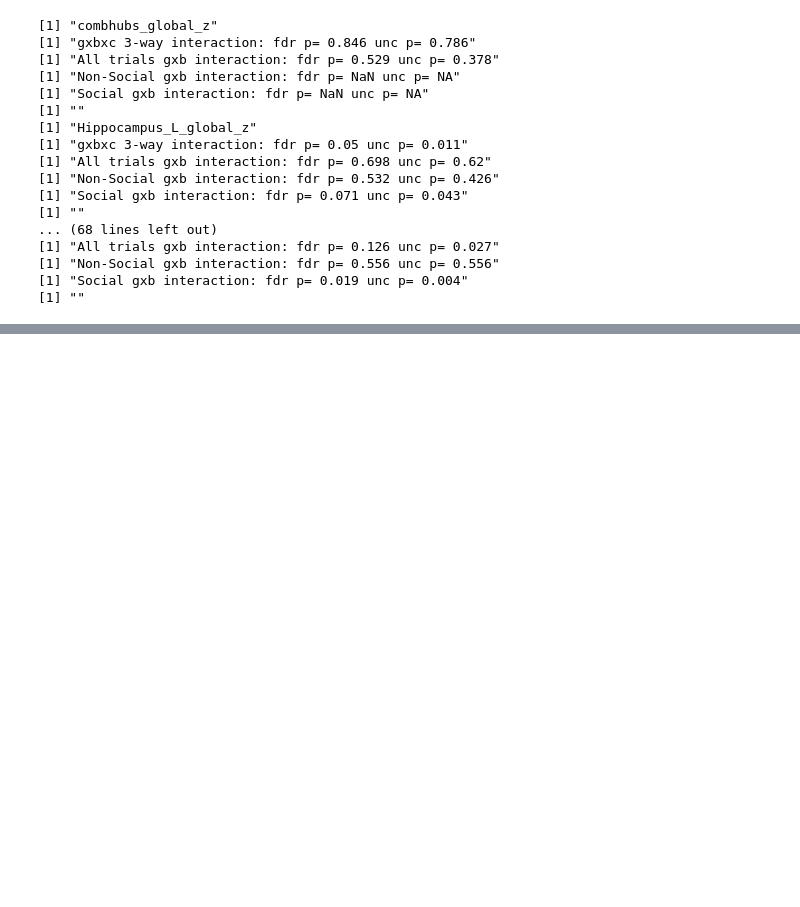
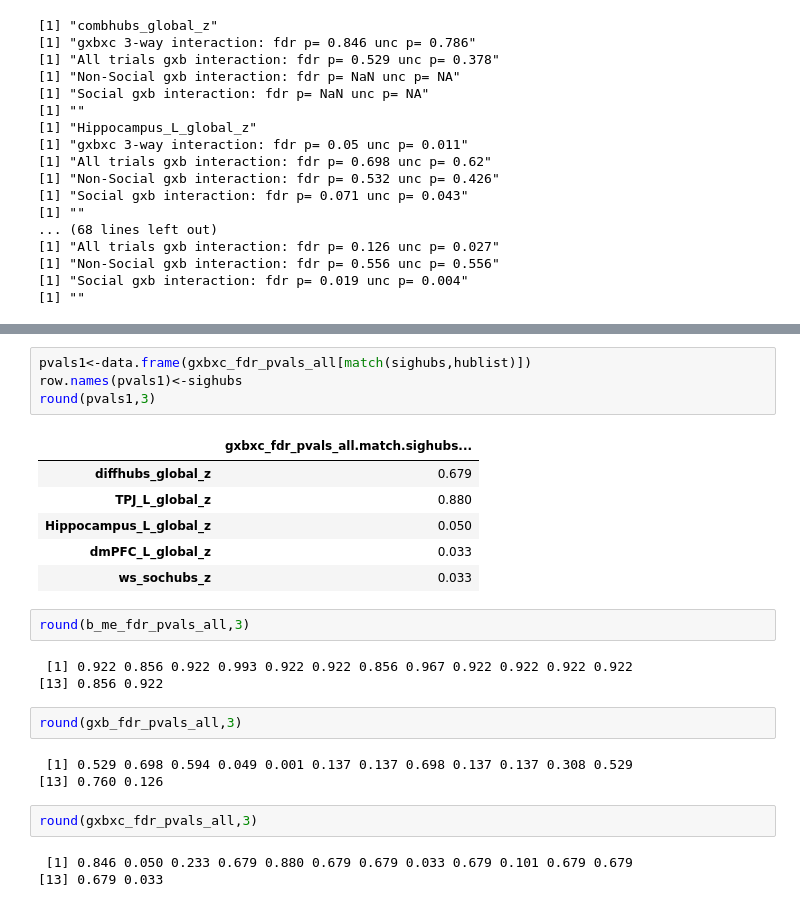
Before and after one commit to stompson/tompson_netlearn_fmri, a Jupyter notebook: code/Step2_Behavioral_Results.ipynb, the cells around one changed output, grey strips where cells are left out. Cells and saved outputs as stored; diff of their text form; blank space fills up the shorter version.

```diff
--- a/code/Step2_Behavioral_Results.ipynb
+++ b/code/Step2_Behavioral_Results.ipynb
@@ -814,0 +844,26 @@ p4
+# %%
+pvals1<-data.frame(gxbxc_fdr_pvals_all[match(sighubs,hublist)])
+row.names(pvals1)<-sighubs
+round(pvals1,3)
+# %% [output]
+|  | gxbxc_fdr_pvals_all.match.sighubs... |
+| diffhubs_global_z | 0.679 |
+| TPJ_L_global_z | 0.880 |
+| Hippocampus_L_global_z | 0.050 |
+| dmPFC_L_global_z | 0.033 |
+| ws_sochubs_z | 0.033 |
+# %%
+round(b_me_fdr_pvals_all,3)
+# %% [output]
+ [1] 0.922 0.856 0.922 0.993 0.922 0.922 0.856 0.967 0.922 0.922 0.922 0.922
+[13] 0.856 0.922
+# %%
+round(gxb_fdr_pvals_all,3)
+# %% [output]
+ [1] 0.529 0.698 0.594 0.049 0.001 0.137 0.137 0.698 0.137 0.137 0.308 0.529
+[13] 0.760 0.126
+# %%
+round(gxbxc_fdr_pvals_all,3)
+# %% [output]
+ [1] 0.846 0.050 0.233 0.679 0.880 0.679 0.679 0.033 0.679 0.101 0.679 0.679
+[13] 0.679 0.033
```
Also changed, not shown: parts of 30 cells of this notebook, 39 other files.
